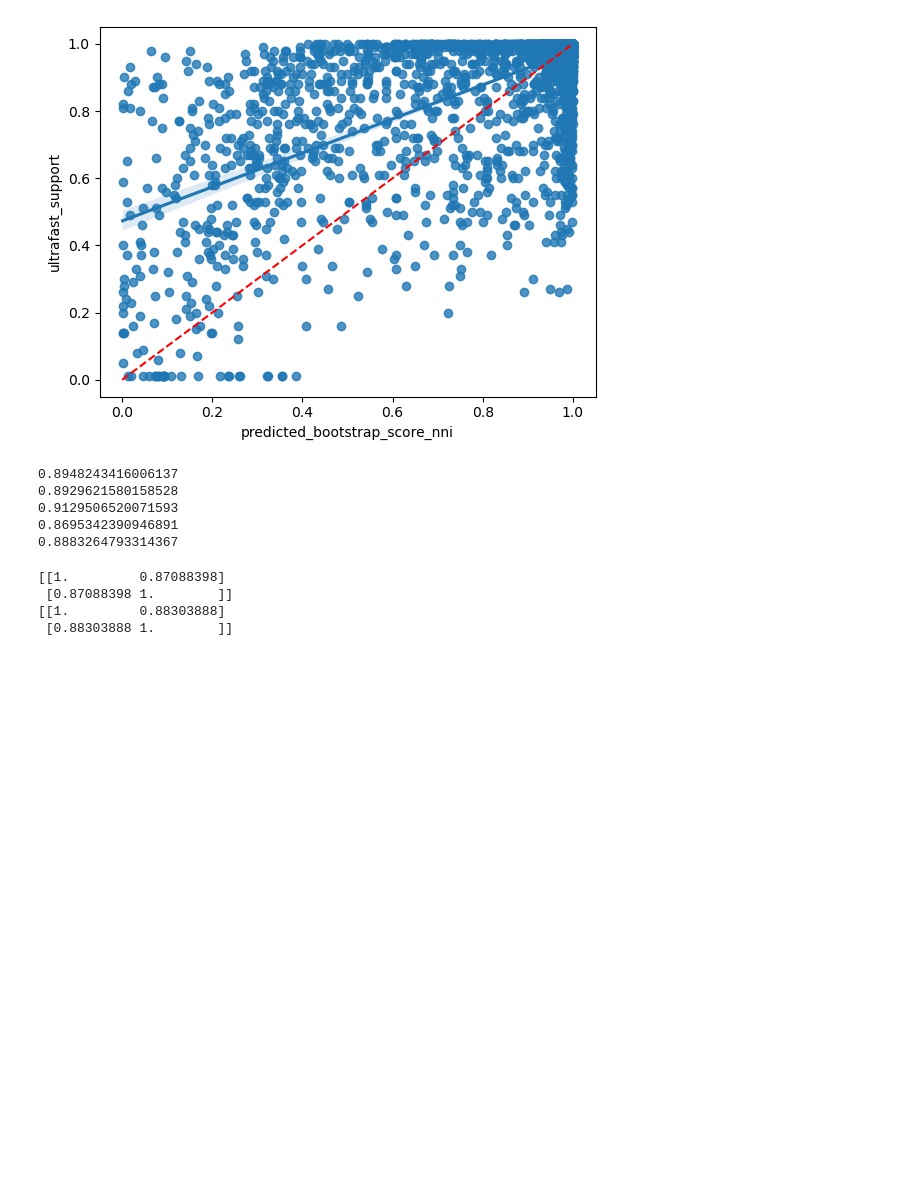
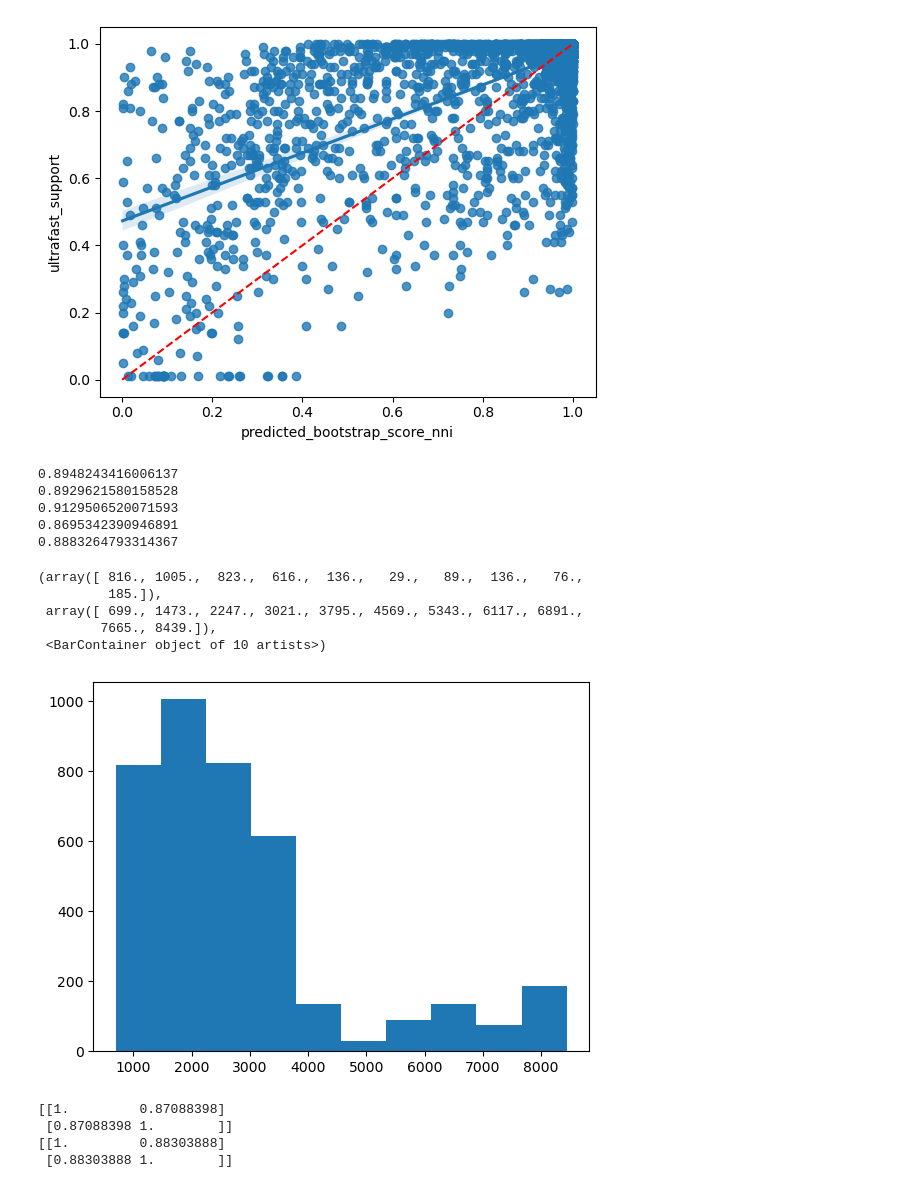
Before and after one commit to noaeker/bootstrap_repo, a Jupyter notebook: python notebooks/real_data_analysis.ipynb, the cells around one changed output. Saved outputs shown, nothing was run; the diff lists cells and outputs as text; code cells hidden in the pictures; blank space fills up the shorter version.

```diff
--- a/python notebooks/real_data_analysis.ipynb
+++ b/python notebooks/real_data_analysis.ipynb
@@ -53,6 +53,15 @@ print(np.mean(iqtree_real_data['predicted_bootstrap_score_no_nni']))
 0.9129506520071593
 0.8695342390946891
 0.8883264793314367
+# %%
+plt.hist(iqtree_real_data['feature_msa_n_loci'])
+# %% [output]
+(array([ 816., 1005.,  823.,  616.,  136.,   29.,   89.,  136.,   76.,
+         185.]),
+ array([ 699., 1473., 2247., 3021., 3795., 4569., 5343., 6117., 6891.,
+        7665., 8439.]),
+ <BarContainer object of 10 artists>)
+[figure, added]
 # %%
 print(np.corrcoef(iqtree_real_data['aLRT_iqtree'],iqtree_real_data['predicted_bootstrap_score_nni']))
 print(np.corrcoef(iqtree_real_data['aBayes_iqtree'],iqtree_real_data['predicted_bootstrap_score_nni']))
```
Also changed, not shown: parts of 2 cells of this notebook, 9 other files.
